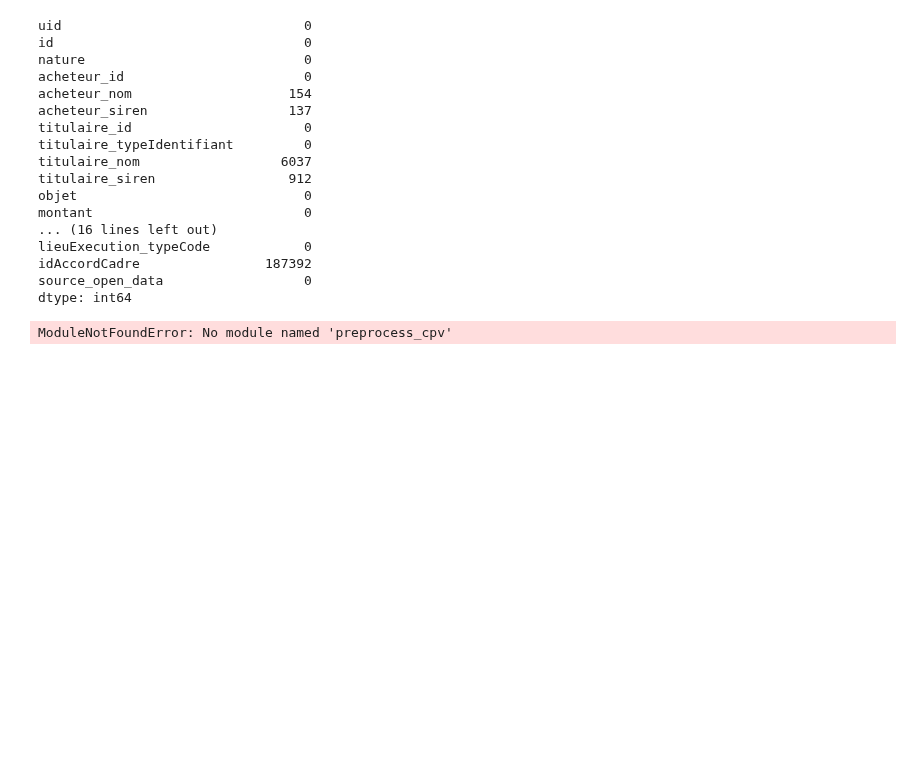
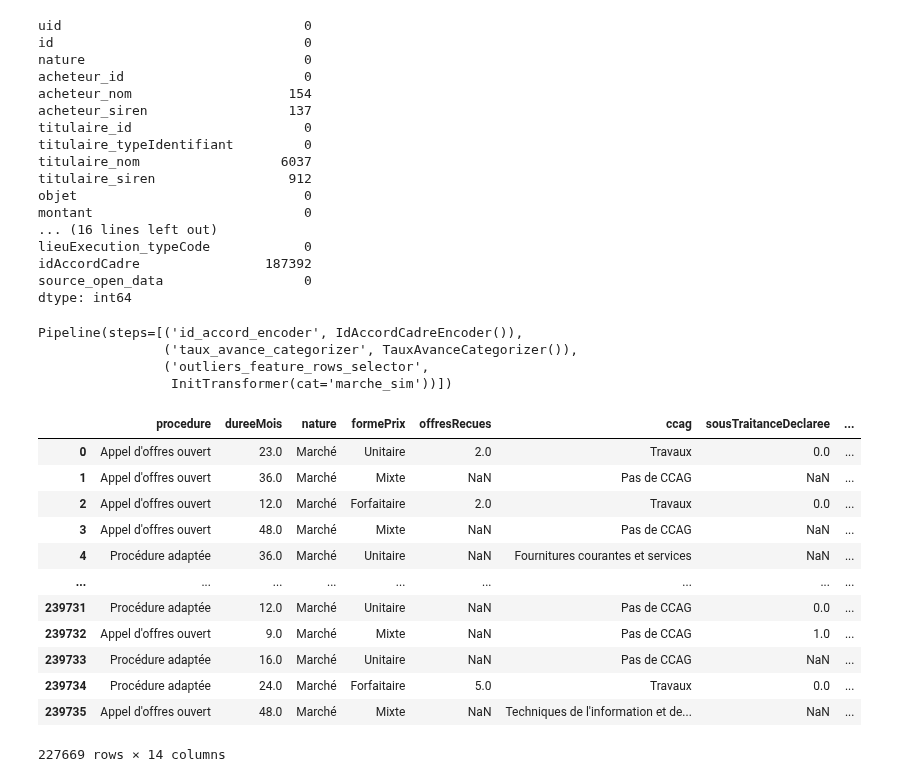
Before and after one commit to RonanB400/decp_ml, a Jupyter notebook: notebooks/LD_marche_sim_preproc_test.ipynb, the cells around one changed output. Saved outputs shown, nothing was run; the diff lists cells and outputs as text; code cells hidden in the pictures; blank space fills up the shorter version.

Commit message:
preprocess uniformisé

```diff
--- a/notebooks/LD_marche_sim_preproc_test.ipynb
+++ b/notebooks/LD_marche_sim_preproc_test.ipynb
@@ -81,7 +62,9 @@ from scripts.preprocess_final import create_preprocessing_pipeline_init
 # %%
 pipeline = create_preprocessing_pipeline_init(cat='marche_sim')
-
-
-X_transformed = pipeline.fit_transform(df)
-# %% [output]
-ModuleNotFoundError: No module named 'preprocess_cpv'
+# %%
+pipeline
+# %% [output]
+Pipeline(steps=[('id_accord_encoder', IdAccordCadreEncoder()),
+                ('taux_avance_categorizer', TauxAvanceCategorizer()),
+                ('outliers_feature_rows_selector',
+                 InitTransformer(cat='marche_sim'))])
@@ -87,0 +75,16 @@ ModuleNotFoundError: No module named 'preprocess_cpv'
+# %%
+X_transformed
+# %% [output]
+|  | procedure | dureeMois | nature | formePrix | offresRecues | ccag | sousTraitanceDeclaree | ... |
+| 0 | Appel d'offres ouvert | 23.0 | Marché | Unitaire | 2.0 | Travaux | 0.0 | ... |
+| 1 | Appel d'offres ouvert | 36.0 | Marché | Mixte | NaN | Pas de CCAG | NaN | ... |
+| 2 | Appel d'offres ouvert | 12.0 | Marché | Forfaitaire | 2.0 | Travaux | 0.0 | ... |
+| 3 | Appel d'offres ouvert | 48.0 | Marché | Mixte | NaN | Pas de CCAG | NaN | ... |
+| 4 | Procédure adaptée | 36.0 | Marché | Unitaire | NaN | Fournitures courantes et services | NaN | ... |
+| ... | ... | ... | ... | ... | ... | ... | ... | ... |
+| 239731 | Procédure adaptée | 12.0 | Marché | Unitaire | NaN | Pas de CCAG | 0.0 | ... |
+| 239732 | Appel d'offres ouvert | 9.0 | Marché | Mixte | NaN | Pas de CCAG | 1.0 | ... |
+| 239733 | Procédure adaptée | 16.0 | Marché | Unitaire | NaN | Pas de CCAG | NaN | ... |
+| 239734 | Procédure adaptée | 24.0 | Marché | Forfaitaire | 5.0 | Travaux | 0.0 | ... |
+| 239735 | Appel d'offres ouvert | 48.0 | Marché | Mixte | NaN | Techniques de l'information et de... | NaN | ... |
+227669 rows × 14 columns
```
Also changed, not shown: parts of 12 cells of this notebook, 2 other files.
